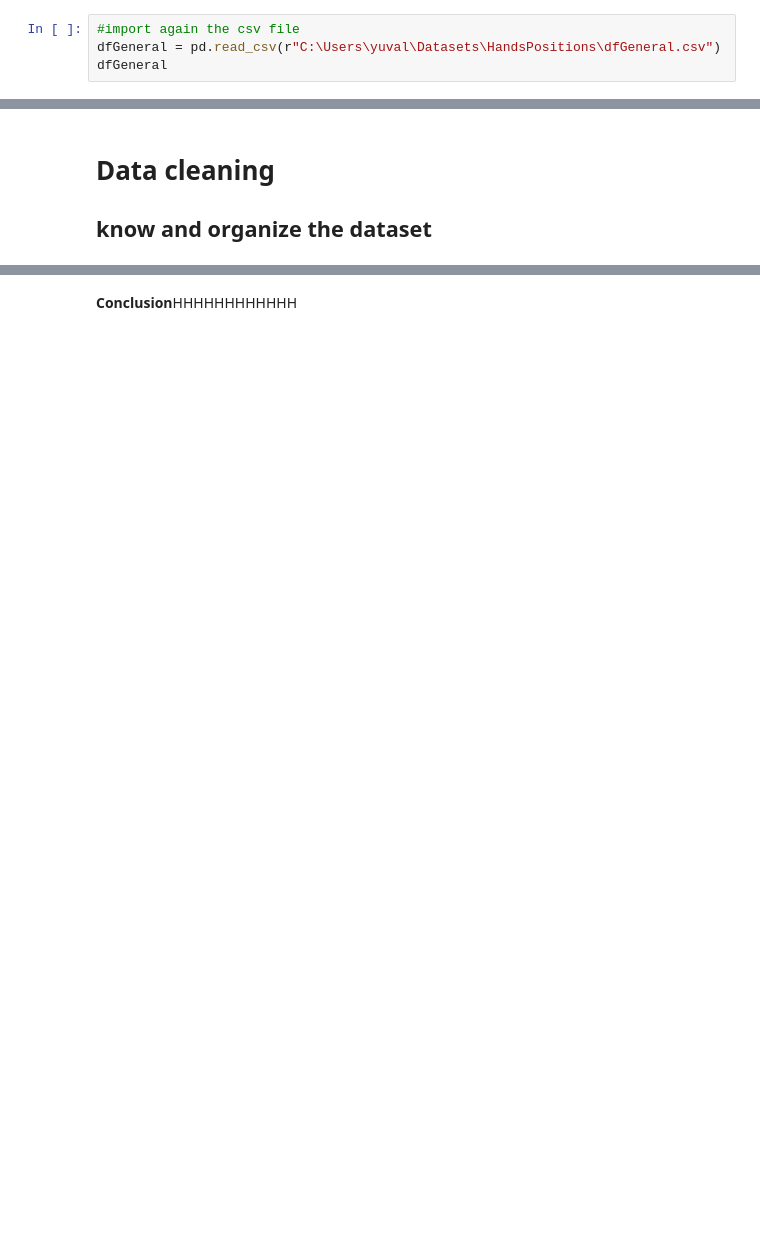
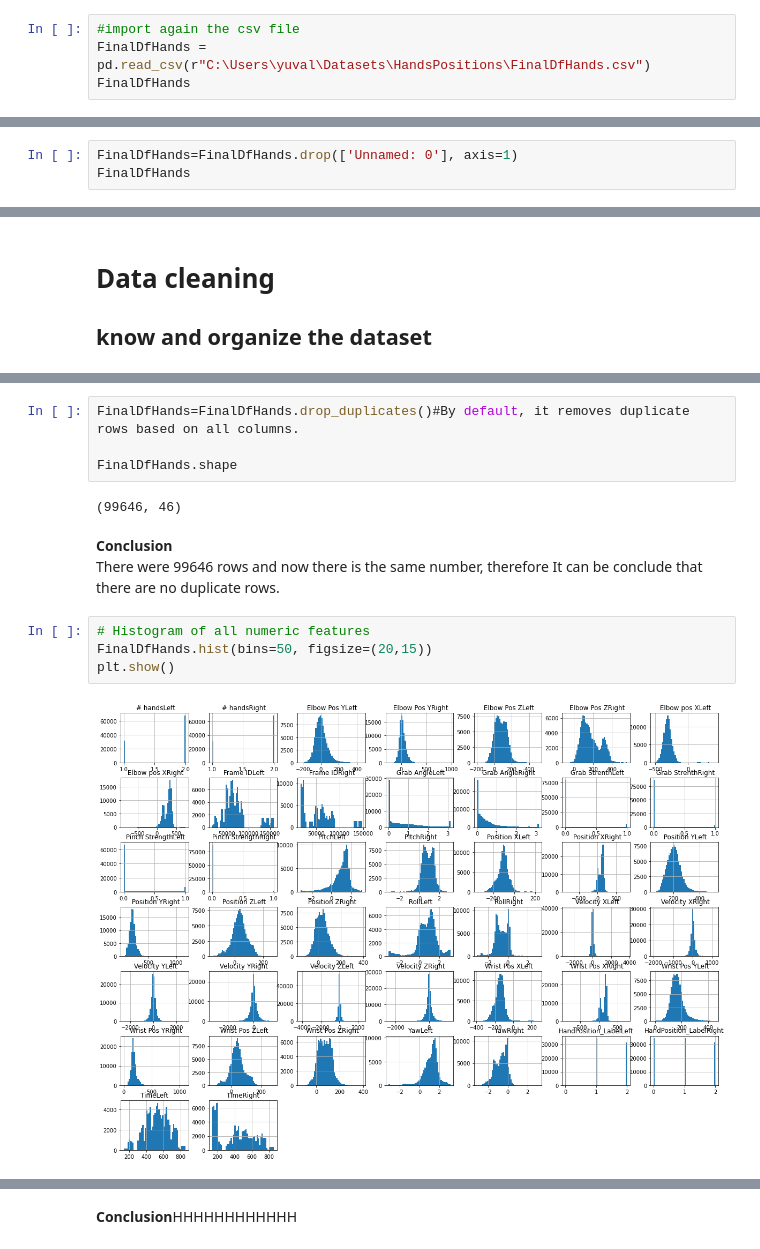
Before and after one commit to yuvalTrip/Final-Project-First-Year-Semester-B, a Jupyter notebook: Pandas- Classification work-Hands Positions.ipynb, the cells around one changed output, grey strips where cells are left out. Saved outputs shown, nothing was run; the diff lists cells and outputs as text; blank space fills up the shorter version.

```diff
--- a/Pandas- Classification work-Hands Positions.ipynb
+++ b/Pandas- Classification work-Hands Positions.ipynb
@@ -626,5 +693,5 @@ dfGeneral = flattenedDf
 #dfGeneral.to_csv(r'C:\Users\yuval\Datasets\HandsPositions\dfGeneral.csv')
 # %%
 #import again the csv file
-dfGeneral = pd.read_csv(r"C:\Users\yuval\Datasets\HandsPositions\dfGeneral.csv")
-dfGeneral
+FinalDfHands = pd.read_csv(r"C:\Users\yuval\Datasets\HandsPositions\FinalDfHands.csv")
+FinalDfHands
@@ -630,0 +712,3 @@ dfGeneral
+# %%
+FinalDfHands=FinalDfHands.drop(['Unnamed: 0'], axis=1)
+FinalDfHands
@@ -654,0 +791,15 @@ dfGeneral.describe()
+# %%
+FinalDfHands=FinalDfHands.drop_duplicates()#By default, it removes duplicate rows based on all columns.
+
+FinalDfHands.shape
+# %% [output]
+(99646, 46)
+# %% [markdown]
+**Conclusion**<br>
+There were 99646 rows and now there is the same number, therefore It can be conclude that there are no duplicate rows.
+# %%
+# Histogram of all numeric features
+FinalDfHands.hist(bins=50, figsize=(20,15))
+plt.show()
+# %% [output]
+[figure, added]
```
Also changed, not shown: parts of 228 cells of this notebook.
